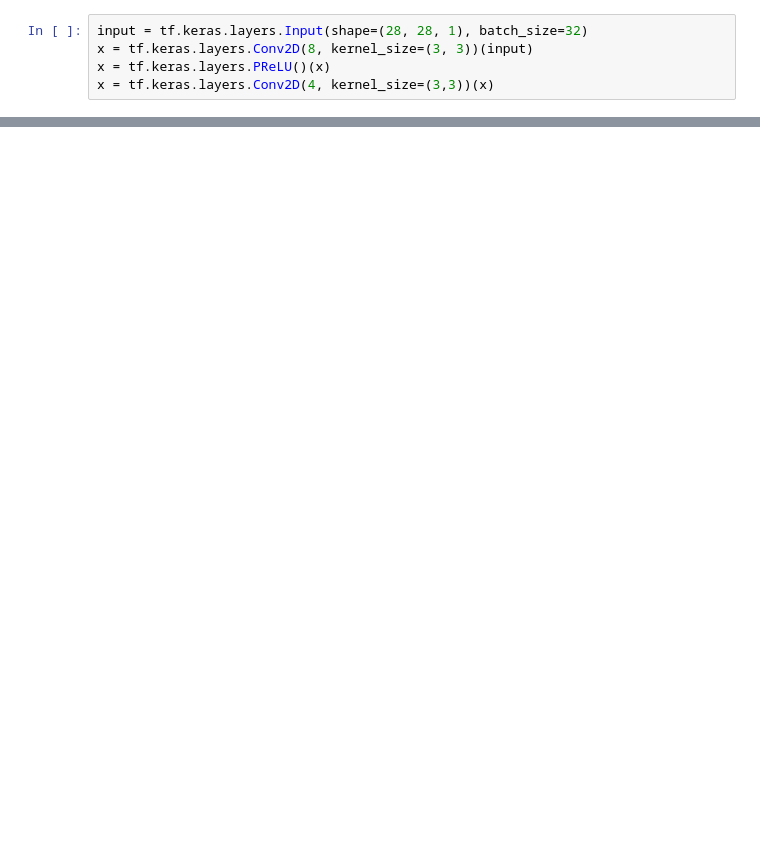
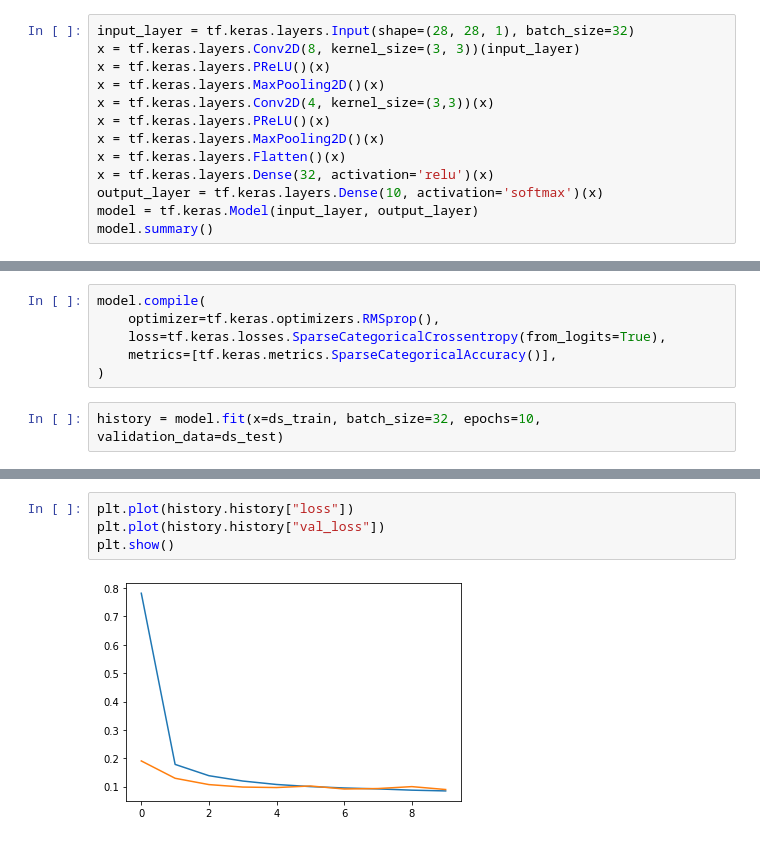
Before and after one commit to abhilb/mycolab, a Jupyter notebook: Replace_PReLU_with_ReLU.ipynb, the cells around one changed output, grey strips where cells are left out. Drawn from its saved outputs; the diff is of its cells as text; blank space fills up the shorter version.

```diff
--- a/Replace_PReLU_with_ReLU.ipynb
+++ b/Replace_PReLU_with_ReLU.ipynb
@@ -26,5 +68,13 @@ for example in ds.take(1):
 # %%
-input = tf.keras.layers.Input(shape=(28, 28, 1), batch_size=32)
-x = tf.keras.layers.Conv2D(8, kernel_size=(3, 3))(input)
+input_layer = tf.keras.layers.Input(shape=(28, 28, 1), batch_size=32)
+x = tf.keras.layers.Conv2D(8, kernel_size=(3, 3))(input_layer)
 x = tf.keras.layers.PReLU()(x)
+x = tf.keras.layers.MaxPooling2D()(x)
 x = tf.keras.layers.Conv2D(4, kernel_size=(3,3))(x)
+x = tf.keras.layers.PReLU()(x)
+x = tf.keras.layers.MaxPooling2D()(x)
+x = tf.keras.layers.Flatten()(x)
+x = tf.keras.layers.Dense(32, activation='relu')(x)
+output_layer = tf.keras.layers.Dense(10, activation='softmax')(x)
+model = tf.keras.Model(input_layer, output_layer)
+model.summary()
@@ -30,0 +99,8 @@ x = tf.keras.layers.Conv2D(4, kernel_size=(3,3))(x)
+# %%
+model.compile(
+    optimizer=tf.keras.optimizers.RMSprop(),
+    loss=tf.keras.losses.SparseCategoricalCrossentropy(from_logits=True),
+    metrics=[tf.keras.metrics.SparseCategoricalAccuracy()],
+)
+# %%
+history = model.fit(x=ds_train, batch_size=32, epochs=10, validation_data=ds_test)
@@ -30,0 +128,6 @@ x = tf.keras.layers.Conv2D(4, kernel_size=(3,3))(x)
+# %%
+plt.plot(history.history["loss"])
+plt.plot(history.history["val_loss"])
+plt.show()
+# %% [output]
+[figure, added]
```
Also changed, not shown: parts of 10 cells of this notebook.
